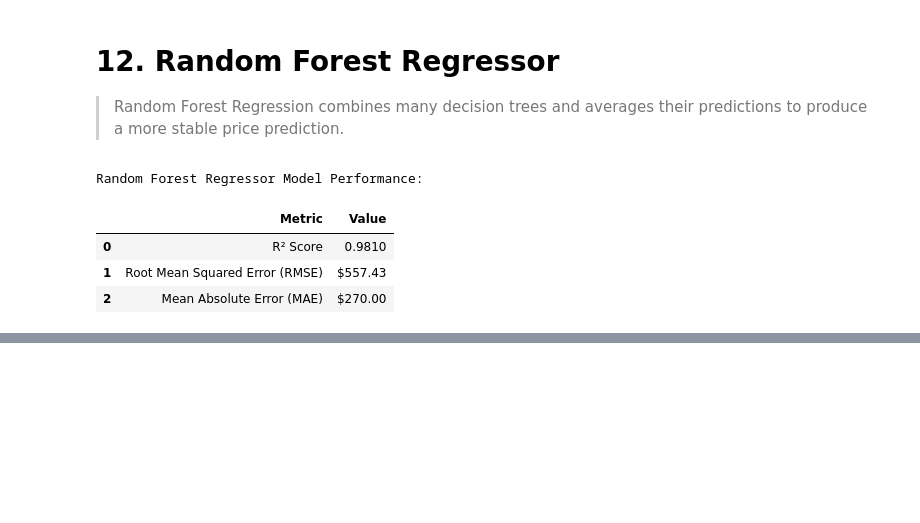
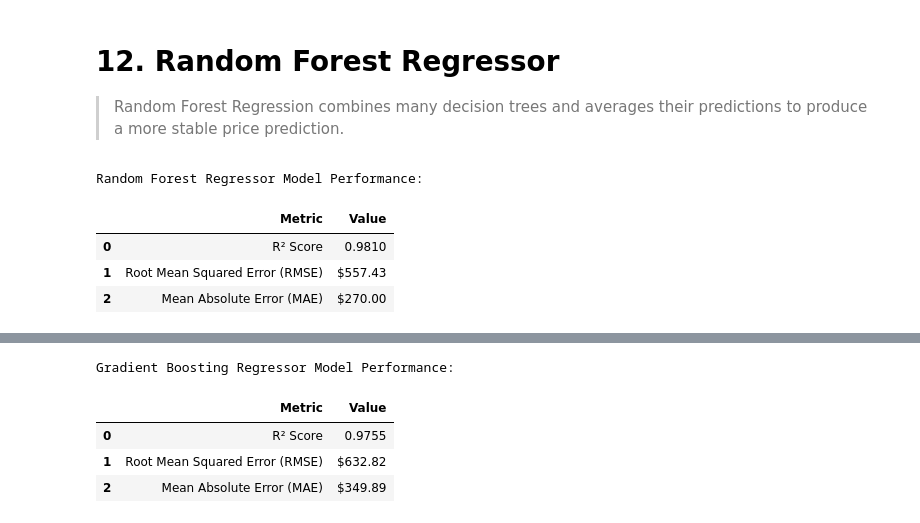
Before and after one commit to anish435/ML_capstone_project, a Jupyter notebook: notebooks/regression.ipynb, the cells around one changed output, grey strips where cells are left out. Cells and saved outputs as stored; diff of their text form; code cells hidden in the pictures; blank space fills up the shorter version.

Commit message:
Regression: Implement Gradient Boosting Regressor

```diff
--- a/notebooks/regression.ipynb
+++ b/notebooks/regression.ipynb
@@ -1010,0 +1015,30 @@ Random Forest Regressor Model Performance:
+# %%
+from sklearn.ensemble import GradientBoostingRegressor
+from sklearn.metrics import r2_score, mean_squared_error, mean_absolute_error
+
+# Initialize and train default Gradient Boosting Regressor
+gbr_model = GradientBoostingRegressor(random_state=42)
+gbr_model.fit(X_train_processed, y_train)
+
+# Predict on test set
+y_pred_gbr = gbr_model.predict(X_test_processed)
+
+# Calculate evaluation metrics
+r2_gbr = r2_score(y_test, y_pred_gbr)
+rmse_gbr = np.sqrt(mean_squared_error(y_test, y_pred_gbr))
+mae_gbr = mean_absolute_error(y_test, y_pred_gbr)
+
+# Display evaluation metrics
+gbr_results = pd.DataFrame({
+    'Metric': ['R² Score', 'Root Mean Squared Error (RMSE)', 'Mean Absolute Error (MAE)'],
+    'Value': [f"{r2_gbr:.4f}", f"${rmse_gbr:,.2f}", f"${mae_gbr:,.2f}"]
+})
+
+print("Gradient Boosting Regressor Model Performance:")
+display(gbr_results)
+# %% [output]
+Gradient Boosting Regressor Model Performance:
+|  | Metric | Value |
+| 0 | R² Score | 0.9755 |
+| 1 | Root Mean Squared Error (RMSE) | $632.82 |
+| 2 | Mean Absolute Error (MAE) | $349.89 |
```
Also changed, not shown: parts of 2 cells of this notebook, 1 other file.
